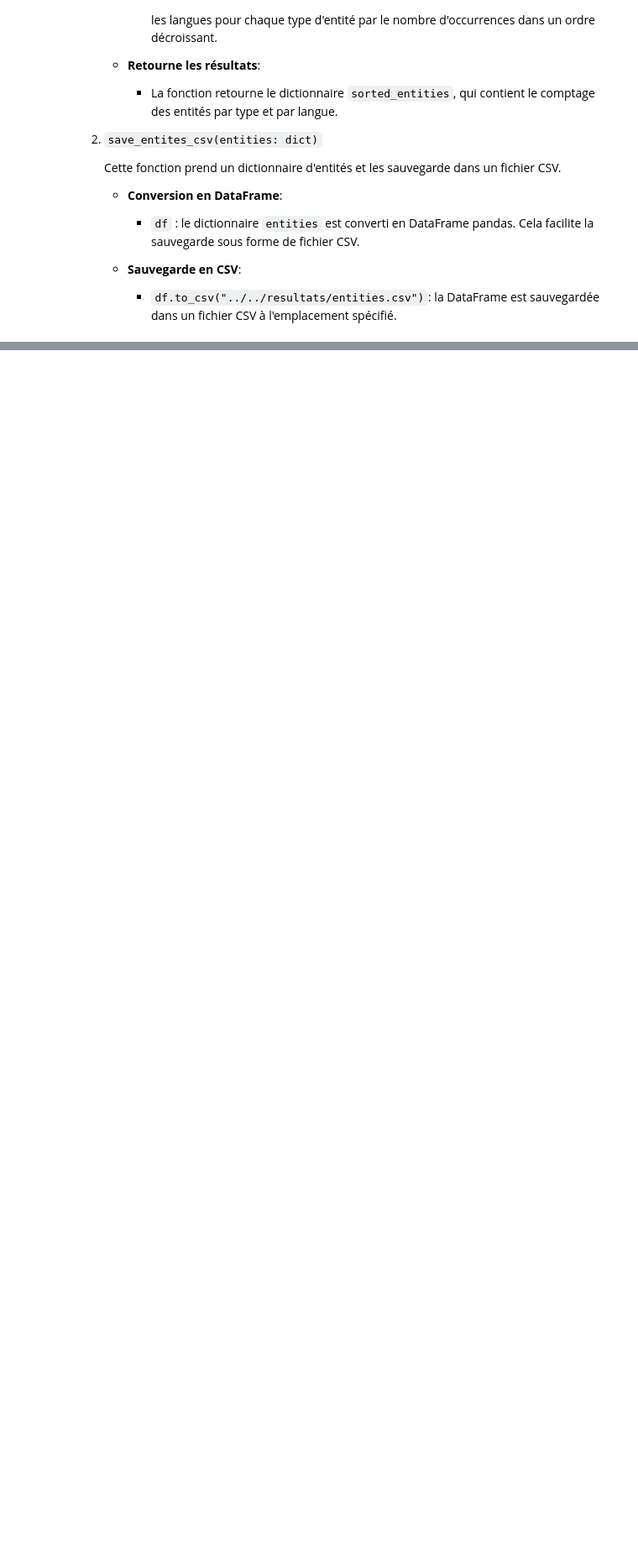
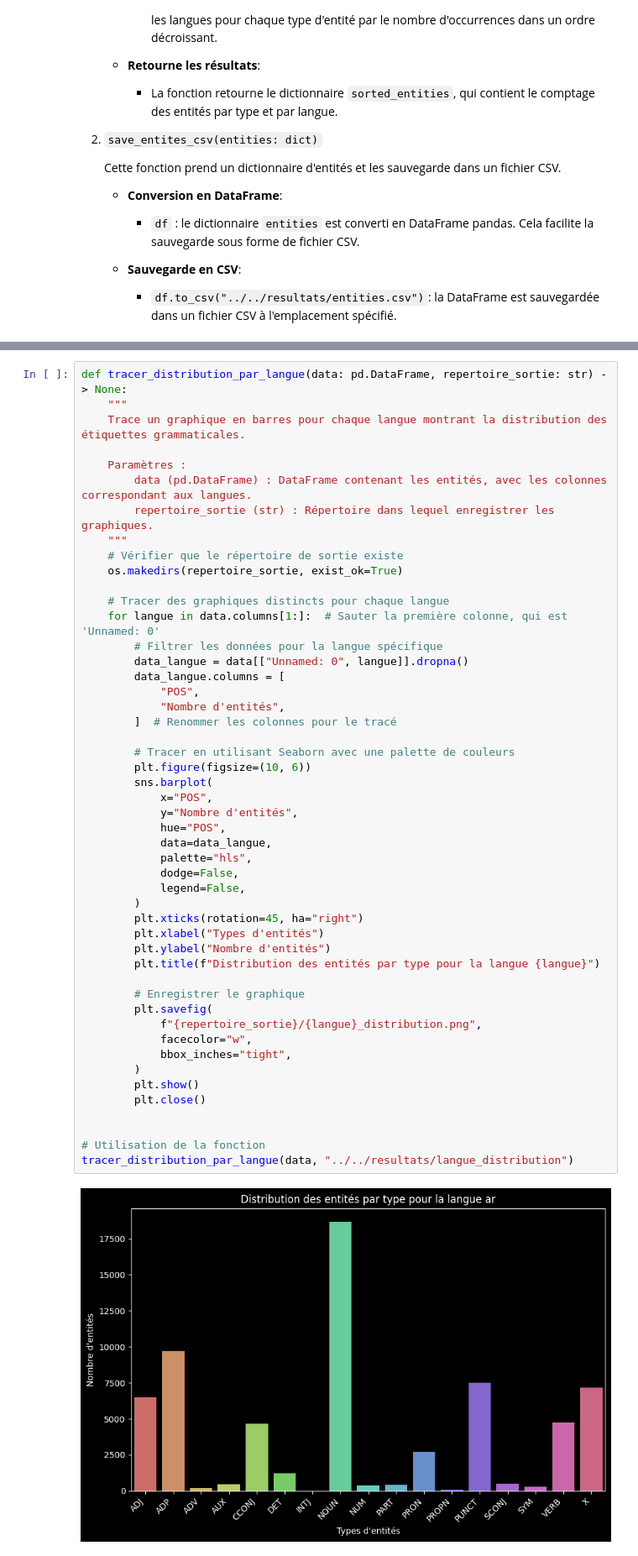
Before and after one commit to PetX33/OutilsTraitementCorpus, a Jupyter notebook: scripts/analyse_morpho/analyse_morpho.ipynb, the cells around one changed output, grey strips where cells are left out. Shown at 84% size. Cells and saved outputs as stored; diff of their text form; blank space fills up the shorter version.

```diff
--- a/scripts/analyse_morpho/analyse_morpho.ipynb
+++ b/scripts/analyse_morpho/analyse_morpho.ipynb
@@ -300,0 +341,51 @@ plot_entity_distribution_per_language(data, '../../resultats/POS_distribution_pe
+# %%
+def tracer_distribution_par_langue(data: pd.DataFrame, repertoire_sortie: str) -> None:
+    """
+    Trace un graphique en barres pour chaque langue montrant la distribution des étiquettes grammaticales.
+
+    Paramètres :
+        data (pd.DataFrame) : DataFrame contenant les entités, avec les colonnes correspondant aux langues.
+        repertoire_sortie (str) : Répertoire dans lequel enregistrer les graphiques.
+    """
+    # Vérifier que le répertoire de sortie existe
+    os.makedirs(repertoire_sortie, exist_ok=True)
+
+    # Tracer des graphiques distincts pour chaque langue
+    for langue in data.columns[1:]:  # Sauter la première colonne, qui est 'Unnamed: 0'
+        # Filtrer les données pour la langue spécifique
+        data_langue = data[["Unnamed: 0", langue]].dropna()
+        data_langue.columns = [
+            "POS",
+            "Nombre d'entités",
+        ]  # Renommer les colonnes pour le tracé
+
+        # Tracer en utilisant Seaborn avec une palette de couleurs
+        plt.figure(figsize=(10, 6))
+        sns.barplot(
+            x="POS",
+            y="Nombre d'entités",
+            hue="POS",
+            data=data_langue,
+            palette="hls",
+            dodge=False,
+            legend=False,
+        )
+        plt.xticks(rotation=45, ha="right")
+        plt.xlabel("Types d'entités")
+        plt.ylabel("Nombre d'entités")
+        plt.title(f"Distribution des entités par type pour la langue {langue}")
+
+        # Enregistrer le graphique
+        plt.savefig(
+            f"{repertoire_sortie}/{langue}_distribution.png",
+            facecolor="w",
+            bbox_inches="tight",
+        )
+        plt.show()
+        plt.close()
+
+
+# Utilisation de la fonction
+tracer_distribution_par_langue(data, "../../resultats/langue_distribution")
+# %% [output]
+[figure, added]
```
Also changed, not shown: parts of 16 cells of this notebook.
